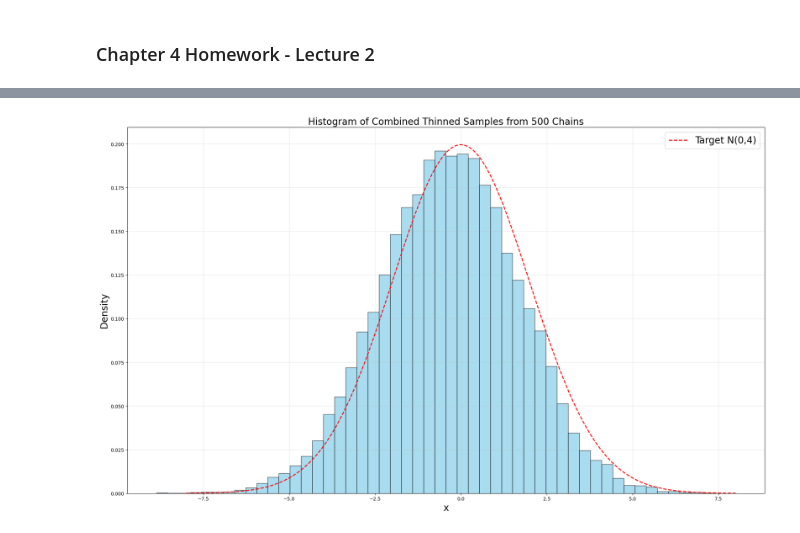
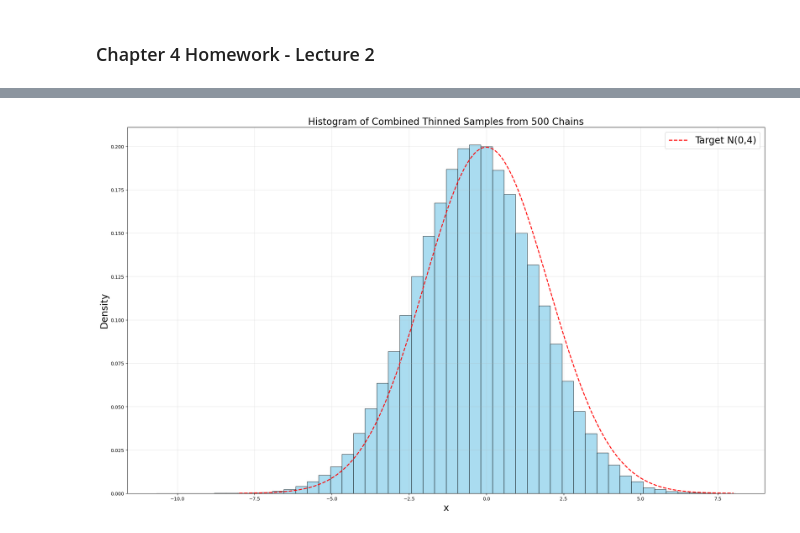
Before and after one commit to Ali-Raisolsadat/Ali-Raisolsadat.github.io, a Jupyter notebook: stat4110-code/chapter4/homework_code/STAT-4110-Chapter 4 - Homework - Jupyter.ipynb, the cells around one changed output, grey strips where cells are left out. Cells and saved outputs as stored; diff of their text form; code cells hidden in the pictures.

```diff
--- a/stat4110-code/chapter4/homework_code/STAT-4110-Chapter 4 - Homework - Jupyter.ipynb
+++ b/stat4110-code/chapter4/homework_code/STAT-4110-Chapter 4 - Homework - Jupyter.ipynb
@@ -72,7 +68,7 @@ x[0] = -10
 
 # simulate a single chain
 for t in range(1, n_steps):
-    x[t] = metropolis_step(target_density, x[t-1], proposal_std)
+    x[t] = metropolis(target_density, x[t-1], proposal_std)
 
 # plot
 plt.figure(figsize=(20, 12))
@@ -97,7 +93,7 @@ chains = np.random.uniform(-10, 10, size=n_chains)
 thinned_samples = []
 for t in range(n_steps):
     for i in range(n_chains):
-        chains[i] = metropolis_step(target_density, chains[i], proposal_std)
+        chains[i] = metropolis(target_density, chains[i], proposal_std)
     # after burn-in, collect thinned samples
     if t >= burn_in and (t - burn_in) % thin == 0:
         thinned_samples.extend(chains.copy())
@@ -287,36 +238,36 @@ plt.show()
 # %%
 # multiple independent MCMC chains
-num_chains = 500                 #number of chains to simulate
-start_range = [-4, 8]            #range for random initialization (overdispersed)
-all_samples = []                 #container for thinned samples
+num_chains = 500
+start_range = [-4, 8]
 
-# simulate MCMC chains
-for _ in range(num_chains):
-    # draw a random initial state
-    x0 = np.random.uniform(*start_range)
-    # run a single Metropolis–Hastings chain
-    chain = metropolis_hastings(target=target,T=T, x0=0, proposal_fn=proposal_fn, proposal_density_fn=proposal_density_fn, step_size=1.0)
-    # discard burn-in
-    post_burnin = chain[burn_in:]
-    # apply thinning: retain every 'thinning' sample
-    thinned = post_burnin[::thinning]
-    # store thinned samples from this chain
-    all_samples.extend(thinned)
+# number of retained samples per chain
+samples_per_chain = (T - burn_in) // thinning + 1
 
-# convert list to NumPy array for plotting/analysis
+# initialize chains
+chains = np.random.uniform(start_range[0], start_range[1], size=num_chains)
+
+all_samples = []
+for t in range(T):
+    for i in range(num_chains):
+        chains[i] = metropolis_hastings(target, T=1, x0=chains[i], proposal_fn=proposal_fn, proposal_density_fn=proposal_density_fn, step_size=1.0)[-1]
+
+    if t >= burn_in and (t - burn_in) % thinning == 0:
+        all_samples.extend(chains.copy())
+
 all_samples = np.array(all_samples)
+
 
 # plot
 plt.figure(figsize=(20, 12))
 plt.hist(all_samples, bins=50, density=True, alpha=0.7, color='skyblue', edgecolor='black')
 x_vals = np.linspace(-8, 8, 500)
 plt.plot(x_vals, norm.pdf(x_vals, 0, 2), 'r--', lw=2, label="Target N(0,4)")
 plt.title("Histogram of Combined Thinned Samples from 500 Chains", fontsize=20)
 plt.xlabel("x", fontsize=20)
 plt.ylabel("Density", fontsize=20)
 plt.legend(fontsize=20)
 plt.grid(alpha=0.3)
 plt.tight_layout()
 plt.show()
 # %% [output]
-[figure, old version]
+[figure, new version]
```
Also changed, not shown: parts of 2 cells of this notebook, 9 other files.
